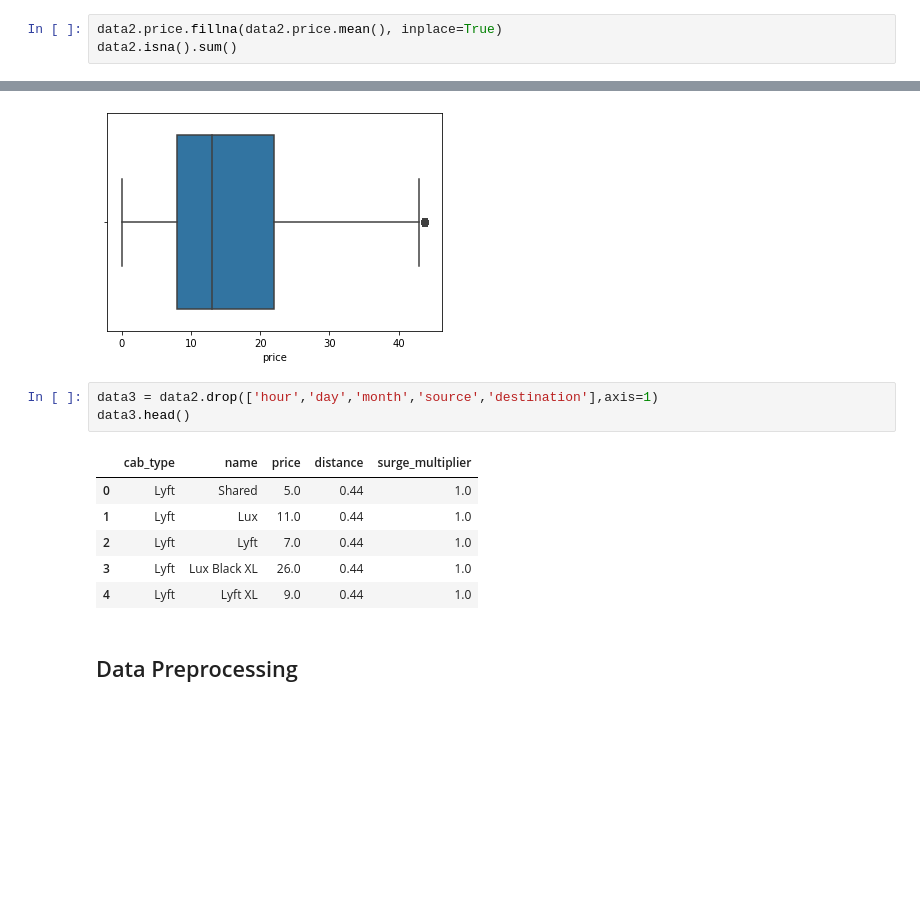
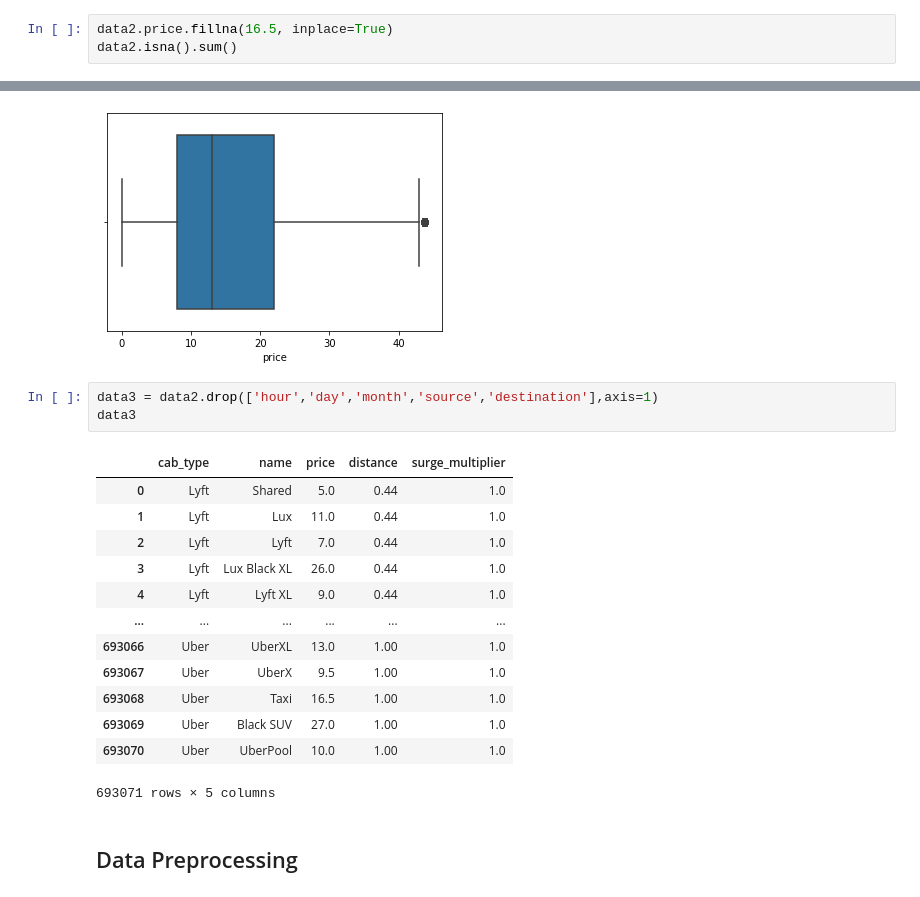
Before and after one commit to JonathanAdi7/Final-Project_Kelompok4, a Jupyter notebook: Final-Project-1_Kelompok 4.ipynb, the cells around one changed output, grey strips where cells are left out. Saved outputs shown, nothing was run; the diff lists cells and outputs as text; blank space fills up the shorter version.

Commit message:
update data preprocessing

```diff
--- a/Final-Project-1_Kelompok 4.ipynb
+++ b/Final-Project-1_Kelompok 4.ipynb
@@ -294,5 +298,5 @@ dtype: int64
 # %%
-data2.price.fillna(data2.price.mean(), inplace=True)
+data2.price.fillna(16.5, inplace=True)
 data2.isna().sum()
 # %% [output]
 hour                0
@@ -340,14 +359,21 @@ sns.boxplot(x=data2['price'])
 [figure]
 # %%
 data3 = data2.drop(['hour','day','month','source','destination'],axis=1)
-data3.head()
+data3
 # %% [output]
 |  | cab_type | name | price | distance | surge_multiplier |
 | 0 | Lyft | Shared | 5.0 | 0.44 | 1.0 |
 | 1 | Lyft | Lux | 11.0 | 0.44 | 1.0 |
 | 2 | Lyft | Lyft | 7.0 | 0.44 | 1.0 |
 | 3 | Lyft | Lux Black XL | 26.0 | 0.44 | 1.0 |
 | 4 | Lyft | Lyft XL | 9.0 | 0.44 | 1.0 |
+| ... | ... | ... | ... | ... | ... |
+| 693066 | Uber | UberXL | 13.0 | 1.00 | 1.0 |
+| 693067 | Uber | UberX | 9.5 | 1.00 | 1.0 |
+| 693068 | Uber | Taxi | 16.5 | 1.00 | 1.0 |
+| 693069 | Uber | Black SUV | 27.0 | 1.00 | 1.0 |
+| 693070 | Uber | UberPool | 10.0 | 1.00 | 1.0 |
+693071 rows × 5 columns
 # %% [markdown]
 ## Data Preprocessing
 # %% [markdown]
```
Also changed, not shown: parts of 5 cells of this notebook.
